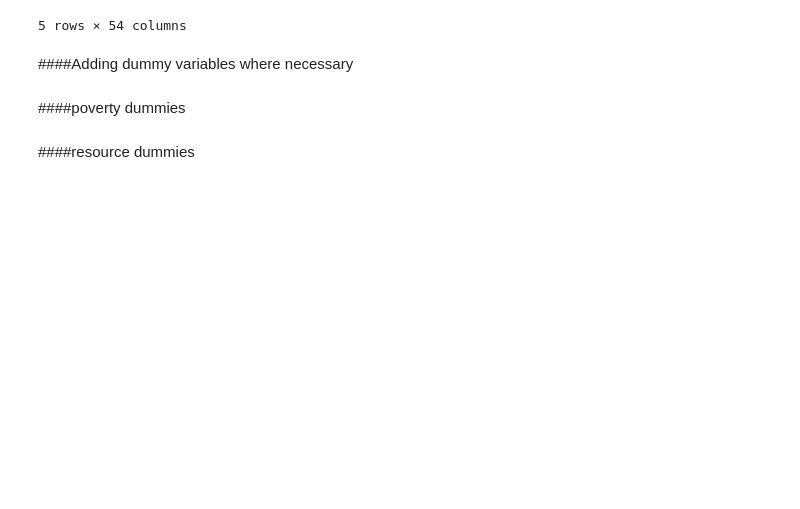
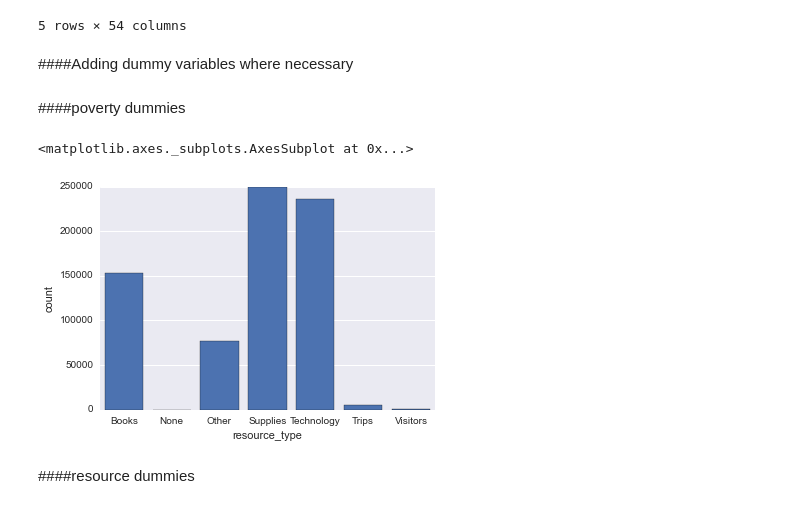
Before and after one commit to LylePayne/DonorsChooseAnalysis, a Jupyter notebook: DonorsChoose Prediction Analysis.ipynb, the cells around one changed output. Cells and saved outputs as stored; diff of their text form; code cells hidden in the pictures; blank space fills up the shorter version.

```diff
--- a/DonorsChoose Prediction Analysis.ipynb
+++ b/DonorsChoose Prediction Analysis.ipynb
@@ -48,3 +56,9 @@ dummy_pov_df = pd.concat([funding_sentiment_df, pd.get_dummies(funding_sentiment
+# %%
+%matplotlib inline
+sn.barplot(dummy_pov_df.resource_type)
+# %% [output]
+<matplotlib.axes._subplots.AxesSubplot at 0x...>
+[figure, added]
 # %% [markdown]
 ####resource dummies
 # %%
```
Also changed, not shown: parts of 8 cells of this notebook.
